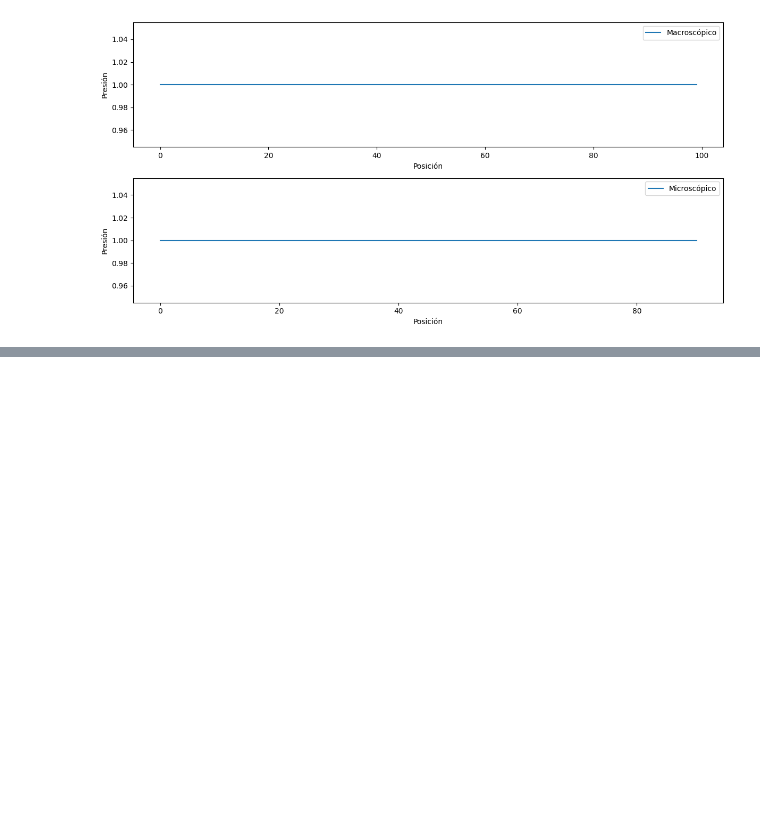
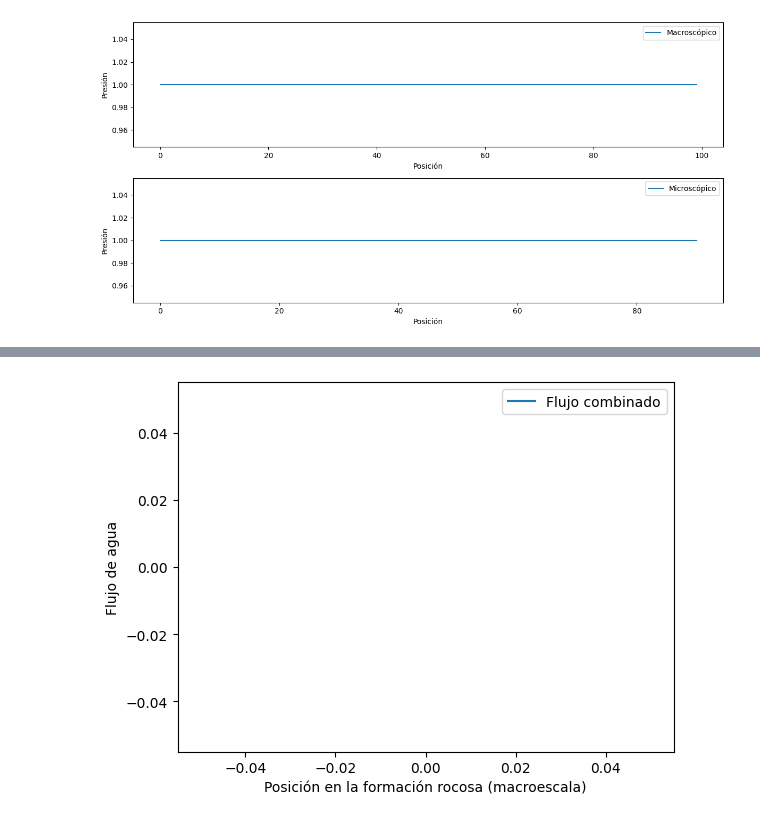
Before and after one commit to Daniel14gonc/Lab6_Modsim, a Jupyter notebook: Lab6.ipynb, the cells around one changed output, grey strips where cells are left out. Saved outputs shown, nothing was run; the diff lists cells and outputs as text; code cells hidden in the pictures; blank space fills up the shorter version.

```diff
--- a/Lab6.ipynb
+++ b/Lab6.ipynb
@@ -304,3 +304,88 @@ Presiones en el nivel macroscópico:
 Presiones en el nivel microscópico:
 [1. 1. 1. 1. 1. 1. 1. 1. 1. 1.]
 [figure]
+# %%
+import numpy as np
+import matplotlib.pyplot as plt
+
+# Parámetros de la simulación
+L = 100  # Longitud de la formación rocosa (macroescala)
+Nx = 100  # Número de puntos de muestreo (macroescala)
+dx = L / (Nx - 1)  # Espaciado entre puntos de muestreo (macroescala)
+dt = 0.01  # Paso de tiempo
+T = 5.0  # Tiempo total de simulación
+
+# Propiedades de la formación rocosa
+permeability = 1.0  # Permeabilidad de la roca (macroescala)
+porosity = 0.2  # Porosidad de la roca (macroescala)
+
+# Función para simular el flujo de agua en la macroescala usando la ley de Darcy
+def simulate_darcy_flow(L, Nx, permeability, porosity, dt, T):
+    # Inicializar condiciones iniciales
+    pressure = np.zeros(Nx)
+    velocity = np.zeros(Nx)
+
+    num_steps = int(T / dt)
+
+    for i in range(num_steps):
+        # Aplicar la ley de Darcy para actualizar la presión y la velocidad
+        velocity = -permeability * (1 / porosity) * np.gradient(pressure, dx)
+
+        # Actualizar la presión considerando la variación de velocidad
+        pressure += dt * (permeability / porosity) * np.gradient(velocity, dx)
+
+    return velocity
+
+# Parámetros de la simulación
+L_micro = 1.0  # Longitud de la microescala
+Nx_micro = 100  # Número de puntos de muestreo en la microescala
+dx_micro = L_micro / (Nx_micro - 1)  # Espaciado entre puntos de muestreo en la microescala
+dt_micro = 0.001  # Paso de tiempo en la microescala
+T_micro = 1.0  # Tiempo total de simulación en la microescala
+
+# Propiedades de la formación rocosa en la microescala
+porosity_micro = 0.2  # Porosidad de la roca en la microescala
+viscosity_micro = 1.0  # Viscosidad del fluido en la microescala
+
+# Función para simular el flujo de agua en la microescala usando las ecuaciones de Navier-Stokes
+def simulate_navier_stokes_flow(L, Nx, porosity, viscosity, dt, T):
+    # Inicializar condiciones iniciales
+    velocity_micro = np.zeros(Nx)
+
+    num_steps = int(T / dt)
+
+    for i in range(num_steps):
+        # Aplicar las ecuaciones de Navier-Stokes para actualizar la velocidad
+        dudt = -1.0 / (porosity * viscosity) * np.gradient(velocity_micro, dx_micro)
+        velocity_micro += dt * dudt
+
+    return velocity_micro
+
+# Función para implementar el enfoque multiescala
+def simulate_multiscale_flow(L_macro, Nx_macro, permeability, porosity, dt, T,
+                             L_micro, Nx_micro, porosity_micro, viscosity_micro):
+    # Simular flujo en macroescala (Darcy)
+    velocity_macro = simulate_darcy_flow(L_macro, Nx_macro, permeability, porosity, dt, T)
+
+    # Simular flujo en microescala (Navier-Stokes)
+    velocity_micro = simulate_navier_stokes_flow(L_micro, Nx_micro, porosity_micro, viscosity_micro, dt, T)
+    print(velocity_micro)
+    # Definir la interfaz entre escalas
+    # En este ejemplo simple, asumimos que la velocidad en la microescala es proporcional a la presión en la macroescala
+    scaling_factor = np.mean(velocity_micro) / np.mean(velocity_macro)
+    velocity_macro_interpolated = np.interp(np.linspace(0, L_macro, Nx_micro), np.linspace(0, L_macro, Nx_macro), velocity_macro)
+    combined_velocity = scaling_factor * velocity_macro_interpolated + velocity_micro
+
+    return combined_velocity
+
+# Simular el flujo de agua en ambas escalas y combinarlas
+combined_velocity = simulate_multiscale_flow(L, Nx, permeability, porosity, dt, T, L_micro, Nx_micro, porosity_micro, viscosity_micro)
+print(combined_velocity)
+# Visualizar el flujo de agua a lo largo del tiempo
+x = np.linspace(0, L, Nx_micro)
+plt.plot(x, combined_velocity, label='Flujo combinado')
+plt.xlabel('Posición en la formación rocosa (macroescala)')
+plt.ylabel('Flujo de agua')
+plt.legend()
+plt.show()
+# %% [output]
@@ -306,0 +403 @@ Presiones en el nivel microscópico:
+[figure, added]
```
Also changed, not shown: parts of 6 cells of this notebook.
